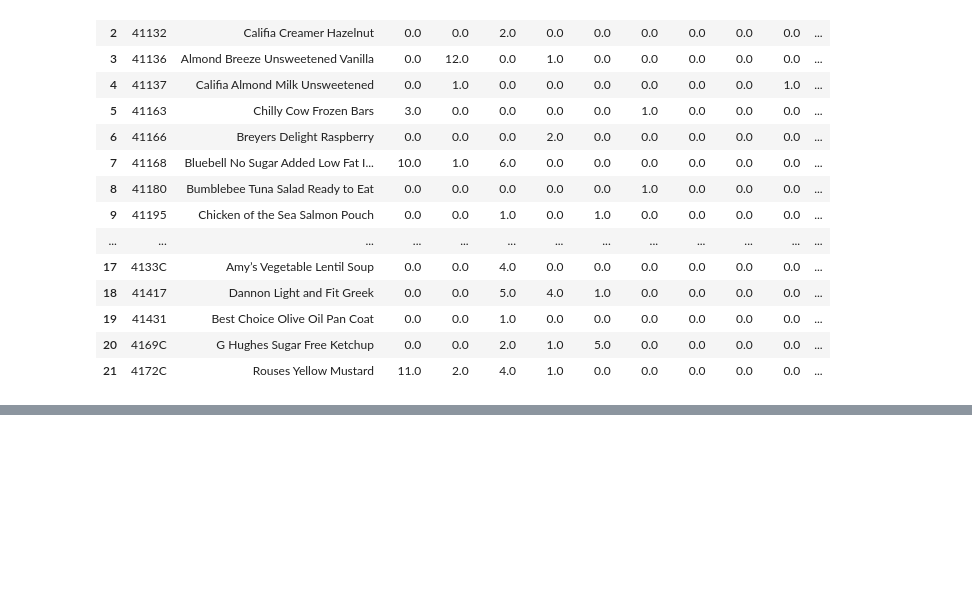
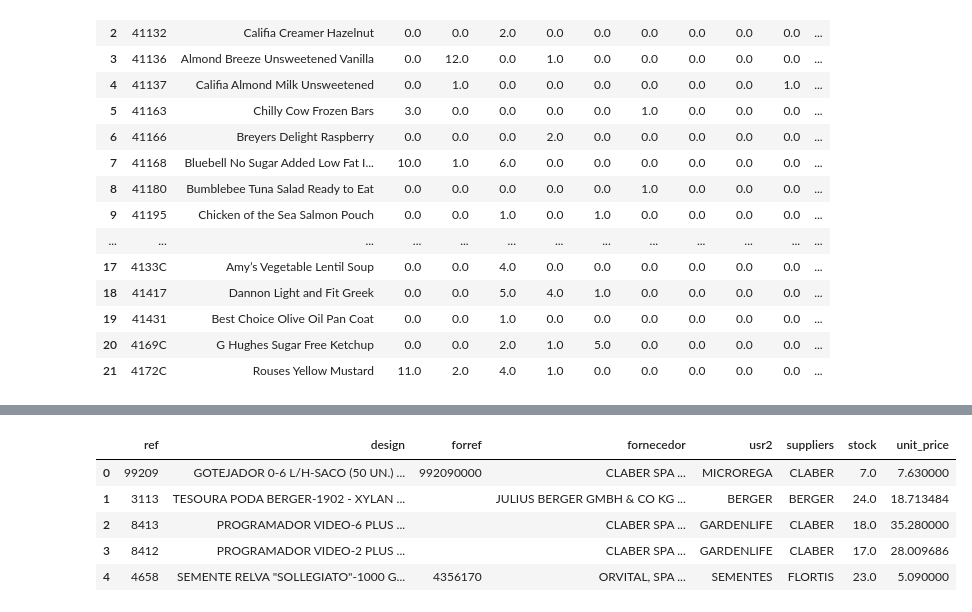
Before and after one commit to pereira0/Stocks-App, a Jupyter notebook: notebook-cleanup.ipynb, the cells around one changed output, grey strips where cells are left out. Cells and saved outputs as stored; diff of their text form; code cells hidden in the pictures; blank space fills up the shorter version.

```diff
--- a/notebook-cleanup.ipynb
+++ b/notebook-cleanup.ipynb
@@ -276,0 +301,15 @@ sales_data
+# %%
+# get stocks
+query = "SELECT ref,[design],[forref],[fornecedor],[usr2],[usr1] as 'suppliers',[stock], epcpond as 'unit_price'\
+         FROM [Acros].[dbo].[st]\
+         WHERE usr1 IN ('FLORTIS', 'CLABER', 'BERGER') AND bloqueado != 1"
+
+dataStock = pd.read_sql_query(query, conn)
+dataStock.head()
+# %% [output]
+|  | ref | design | forref | fornecedor | usr2 | suppliers | stock | unit_price |
+| 0 | 99209 | GOTEJADOR 0-6 L/H-SACO (50 UN.) ... | 992090000 | CLABER SPA ... | MICROREGA | CLABER | 7.0 | 7.630000 |
+| 1 | 3113 | TESOURA PODA BERGER-1902 - XYLAN ... |  | JULIUS BERGER GMBH & CO KG ... | BERGER | BERGER | 24.0 | 18.713484 |
+| 2 | 8413 | PROGRAMADOR VIDEO-6 PLUS ... |  | CLABER SPA ... | GARDENLIFE | CLABER | 18.0 | 35.280000 |
+| 3 | 8412 | PROGRAMADOR VIDEO-2 PLUS ... |  | CLABER SPA ... | GARDENLIFE | CLABER | 17.0 | 28.009686 |
+| 4 | 4658 | SEMENTE RELVA "SOLLEGIATO"-1000 G... | 4356170 | ORVITAL, SPA ... | SEMENTES | FLORTIS | 23.0 | 5.090000 |
```
Also changed, not shown: parts of 6 cells of this notebook, 6 other files.
